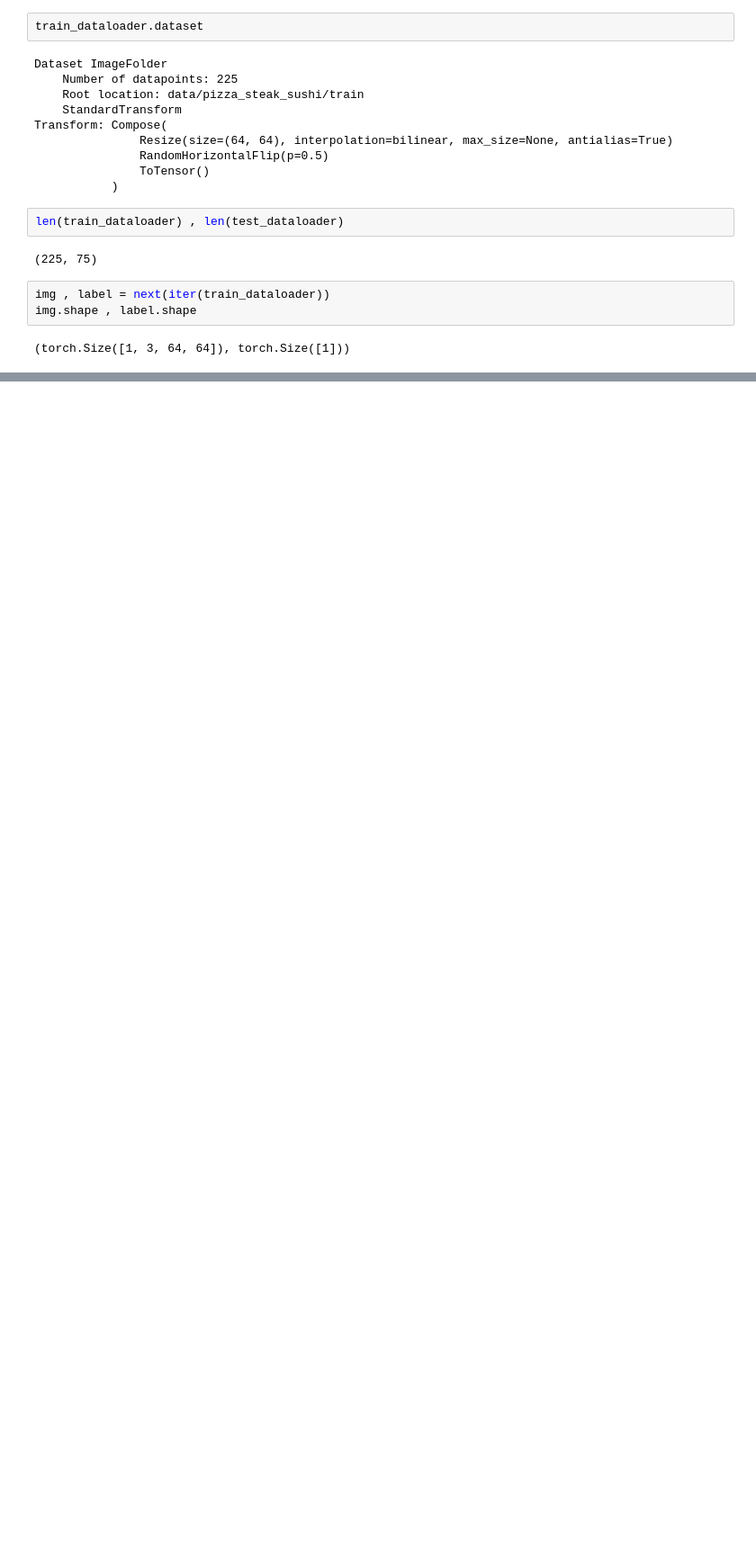
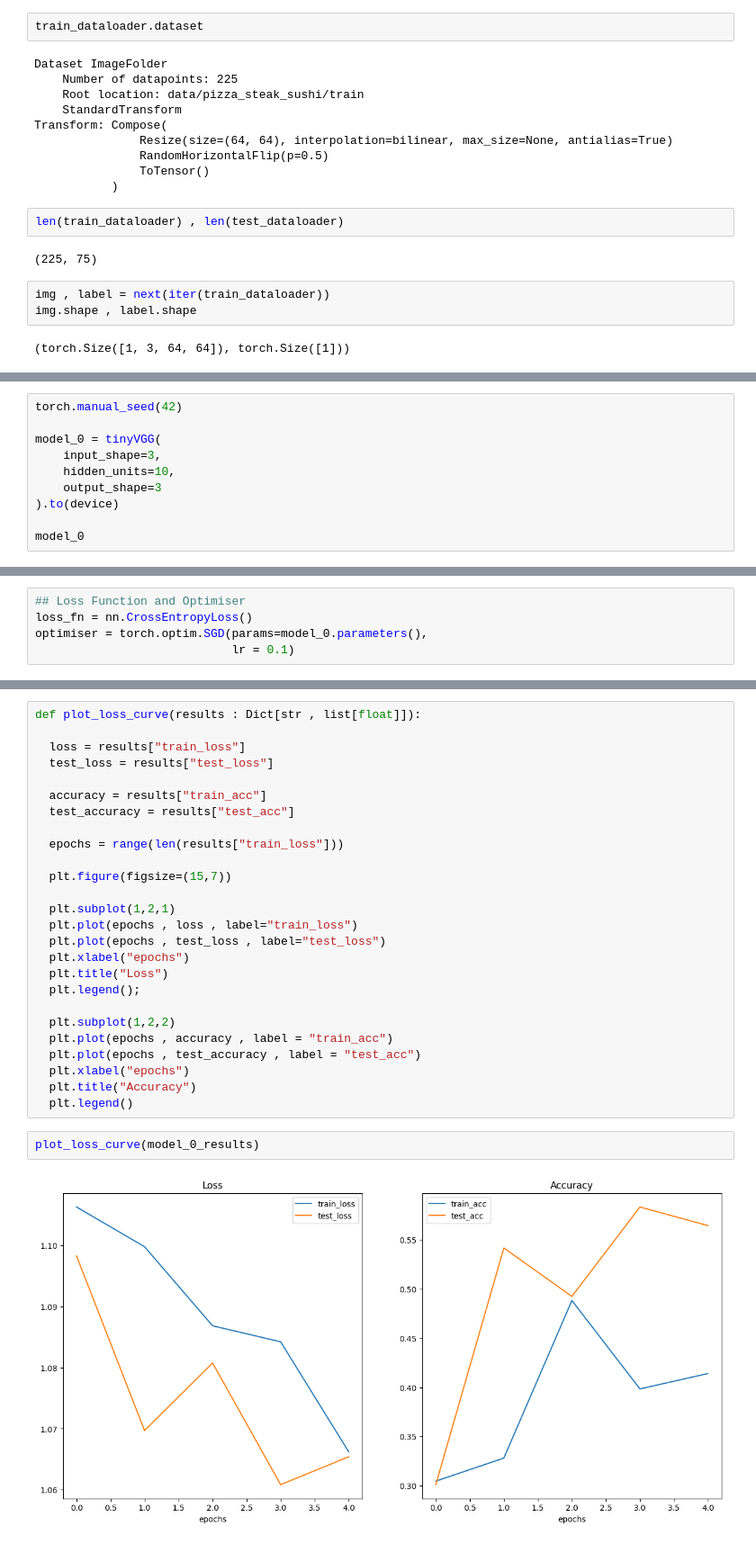
Before and after one commit to Shadoww002/DeepLearning-PyTorch, a Jupyter notebook: Chapter 4 – Custom Datasets/CustomDataset.ipynb, the cells around one changed output, grey strips where cells are left out. Shown at 90% size. Drawn from its saved outputs; the diff is of its cells as text; blank space fills up the shorter version.

```diff
--- a/Chapter 4 – Custom Datasets/CustomDataset.ipynb
+++ b/Chapter 4 – Custom Datasets/CustomDataset.ipynb
@@ -367,0 +708,10 @@ img.shape , label.shape
+# %%
+torch.manual_seed(42)
+
+model_0 = tinyVGG(
+    input_shape=3,
+    hidden_units=10,
+    output_shape=3
+).to(device)
+
+model_0
@@ -367,0 +794,5 @@ img.shape , label.shape
+# %%
+## Loss Function and Optimiser
+loss_fn = nn.CrossEntropyLoss()
+optimiser = torch.optim.SGD(params=model_0.parameters(),
+                            lr = 0.1)
@@ -367,0 +952,30 @@ img.shape , label.shape
+# %%
+def plot_loss_curve(results : Dict[str , list[float]]):
+
+  loss = results["train_loss"]
+  test_loss = results["test_loss"]
+
+  accuracy = results["train_acc"]
+  test_accuracy = results["test_acc"]
+
+  epochs = range(len(results["train_loss"]))
+
+  plt.figure(figsize=(15,7))
+
+  plt.subplot(1,2,1)
+  plt.plot(epochs , loss , label="train_loss")
+  plt.plot(epochs , test_loss , label="test_loss")
+  plt.xlabel("epochs")
+  plt.title("Loss")
+  plt.legend();
+
+  plt.subplot(1,2,2)
+  plt.plot(epochs , accuracy , label = "train_acc")
+  plt.plot(epochs , test_accuracy , label = "test_acc")
+  plt.xlabel("epochs")
+  plt.title("Accuracy")
+  plt.legend()
+# %%
+plot_loss_curve(model_0_results)
+# %% [output]
+[figure, added]
```
Also changed, not shown: parts of 67 cells of this notebook.
